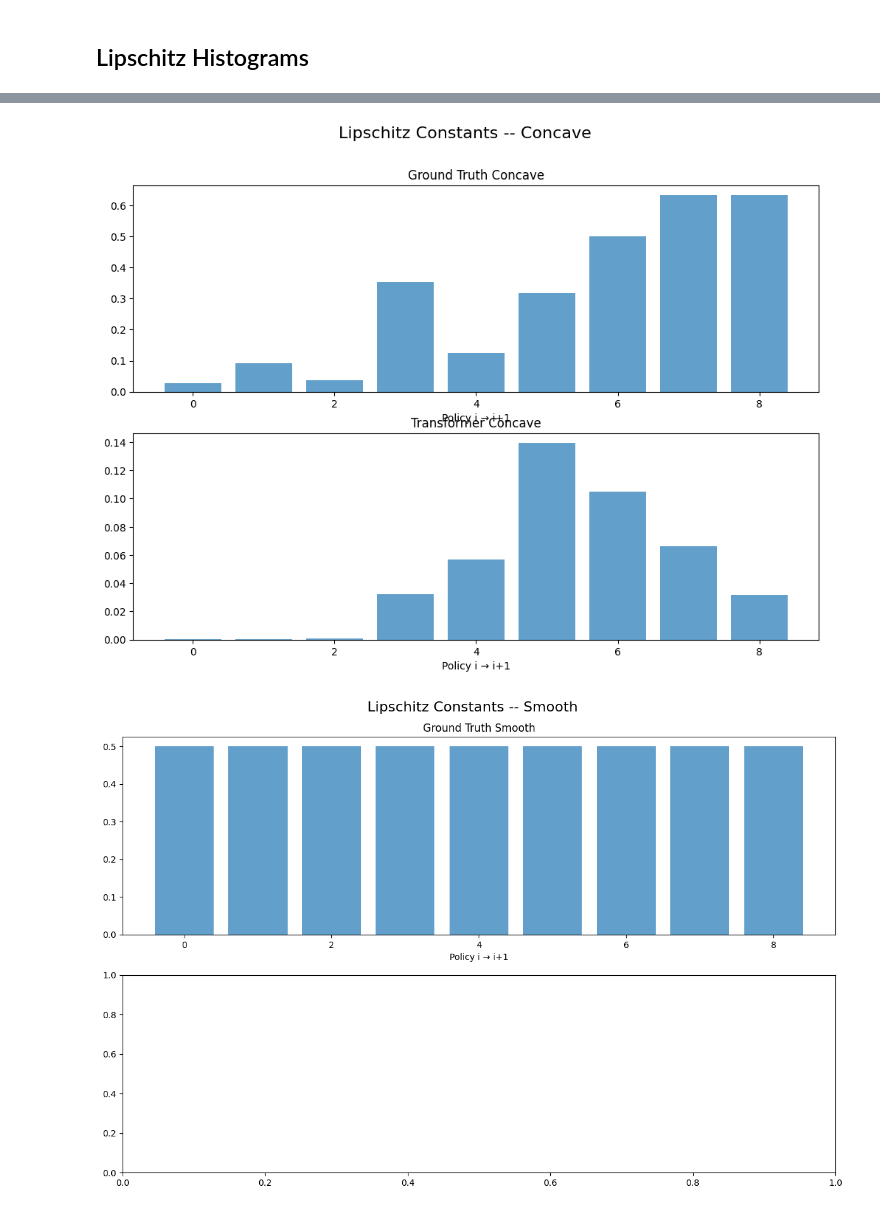
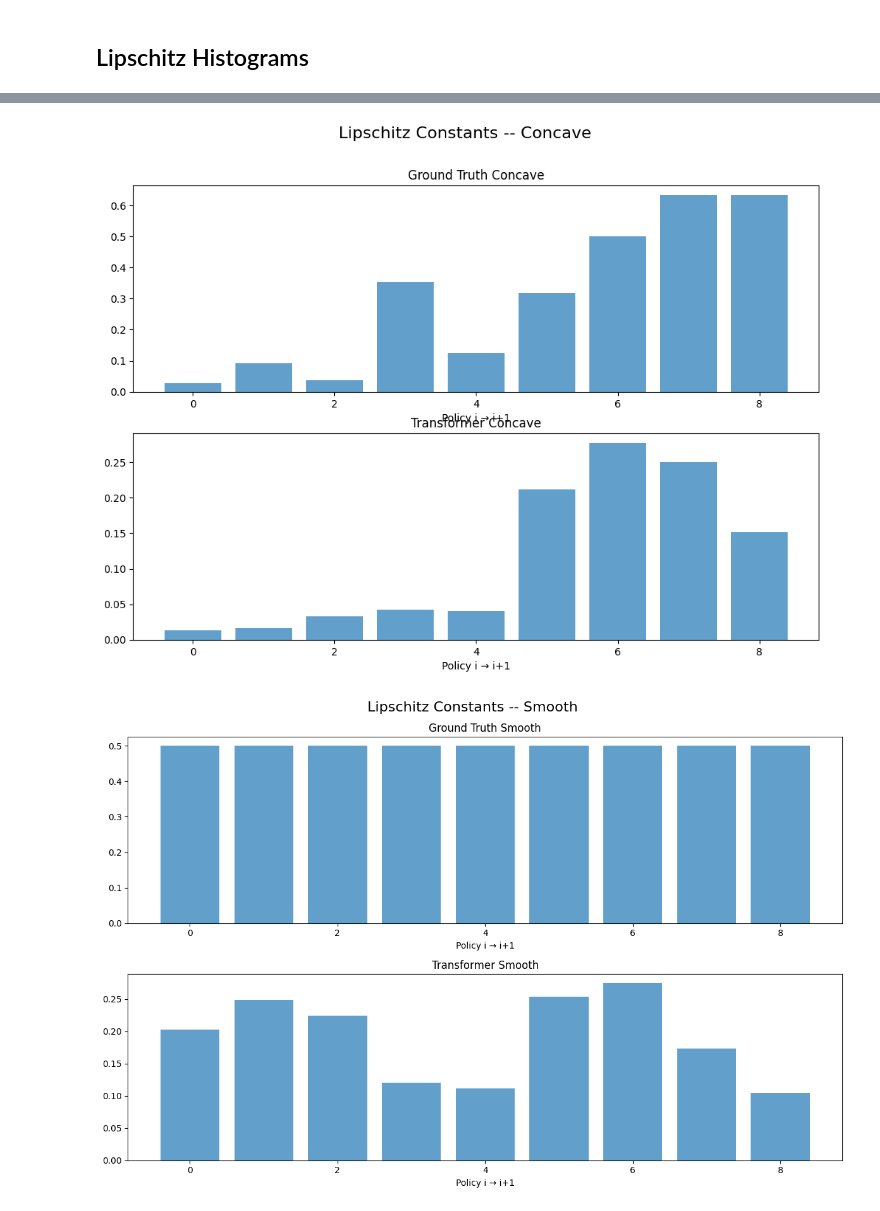
Before and after one commit to ffelten/Behavior-vs-Objective-Space, a Jupyter notebook: analysis.ipynb, the cells around one changed output, grey strips where cells are left out. Cells and saved outputs as stored; diff of their text form; code cells hidden in the pictures.

```diff
--- a/analysis.ipynb
+++ b/analysis.ipynb
@@ -281,7 +282,7 @@ plt.show()
 ## Lipschitz Histograms
 # %%
 # Makes a histogram of the Lipschitz constants of the GTE embeddings vs the returns
-
+import matplotlib.pyplot as plt
 # Compute Lipschitz constants
 def compute_lipschitz_constants(pareto_frontier: np.ndarray, embeddings: np.ndarray) -> np.ndarray:
     """
@@ -312,14 +313,14 @@ def compute_lipschitz_constants(pareto_frontier: np.ndarray, embeddings: np.ndar
 
 
 
-lipschitz_constants_gt = compute_lipschitz_constants(pareto_frontier=all_returns, embeddings=all_gt_emb)
+lipschitz_constants_gt = compute_lipschitz_constants(pareto_frontier=all_returns_lr, embeddings=all_gt_emb)
 lipschitz_constants_gt_concave = compute_lipschitz_constants(pareto_frontier=all_returns_concave, embeddings=all_gt_emb_concave)
 
-lipschitz_constants_t = compute_lipschitz_constants(pareto_frontier=all_returns, embeddings=all_t_emb_3D)
+lipschitz_constants_t = compute_lipschitz_constants(pareto_frontier=all_returns_lr, embeddings=all_t_emb_3D)
 lipschitz_constants_t_concave = compute_lipschitz_constants(pareto_frontier=all_returns_concave, embeddings=all_t_emb_3D_concave)
 
 lipschitz_constants_gt_smooth = compute_lipschitz_constants(pareto_frontier=all_returns_smooth, embeddings=all_gt_emb_smooth)
-lipschitz_constants_t_smooth = compute_lipschitz_constants(pareto_frontier=all_returns_smooth, embeddings=all_t_emb_3D_smooth)
+lipschitz_constants_t_smooth = compute_lipschitz_constants(pareto_frontier=all_returns_smooth, embeddings=all_t_emb_smooth_new)
 
 print("Concave front", all_returns_concave)
 print("Left-Right front", all_returns)
@@ -395,2 +396,2 @@ Lipschitz constants Transformer Concave: [0.00035198 0.00030859 0.00100033 0.032
-[figure, old version]
+[figure, new version]
-[figure, old version]
+[figure, new version]
```
Also changed, not shown: parts of 3 cells of this notebook, 3 other files.
